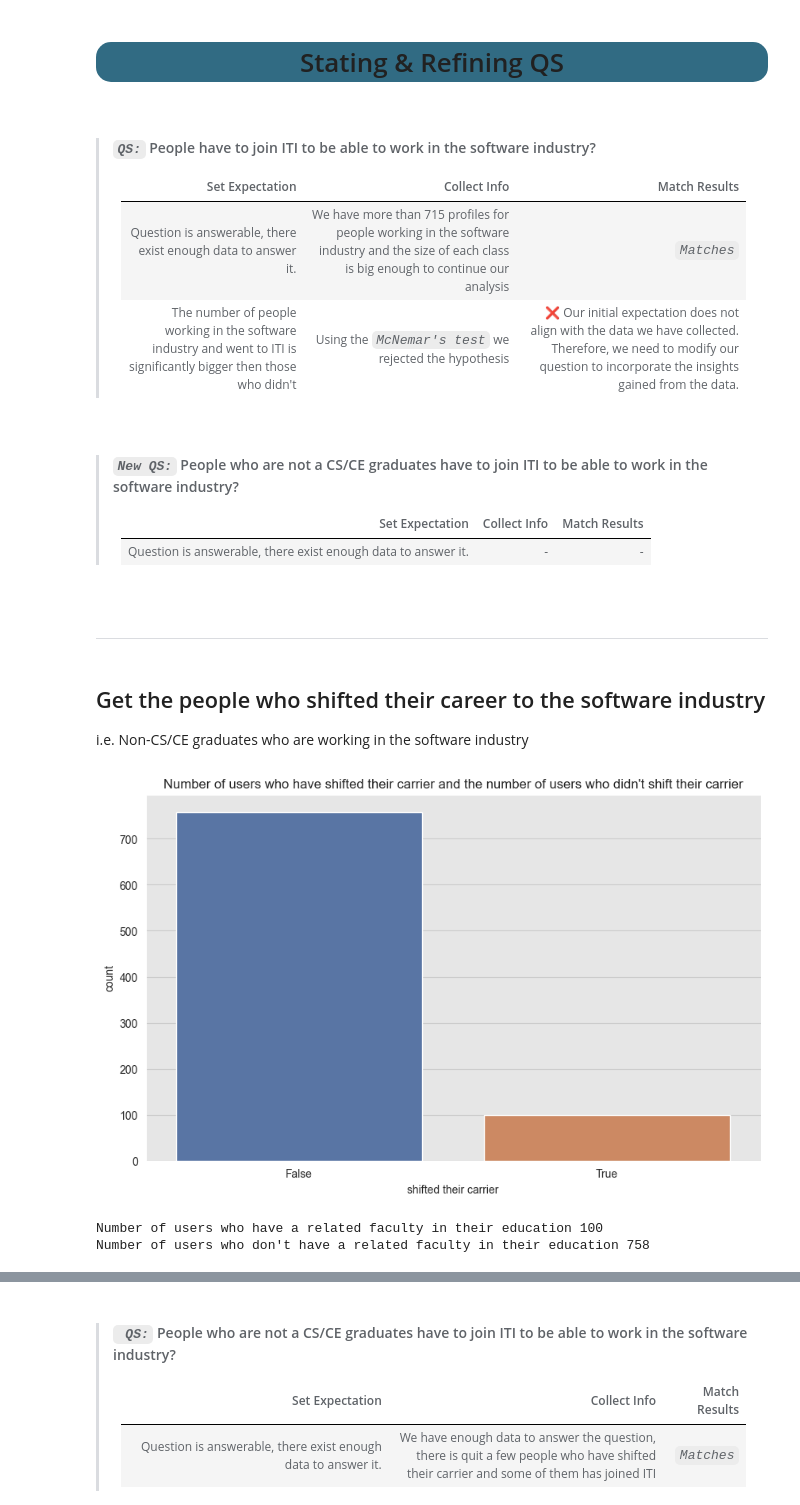
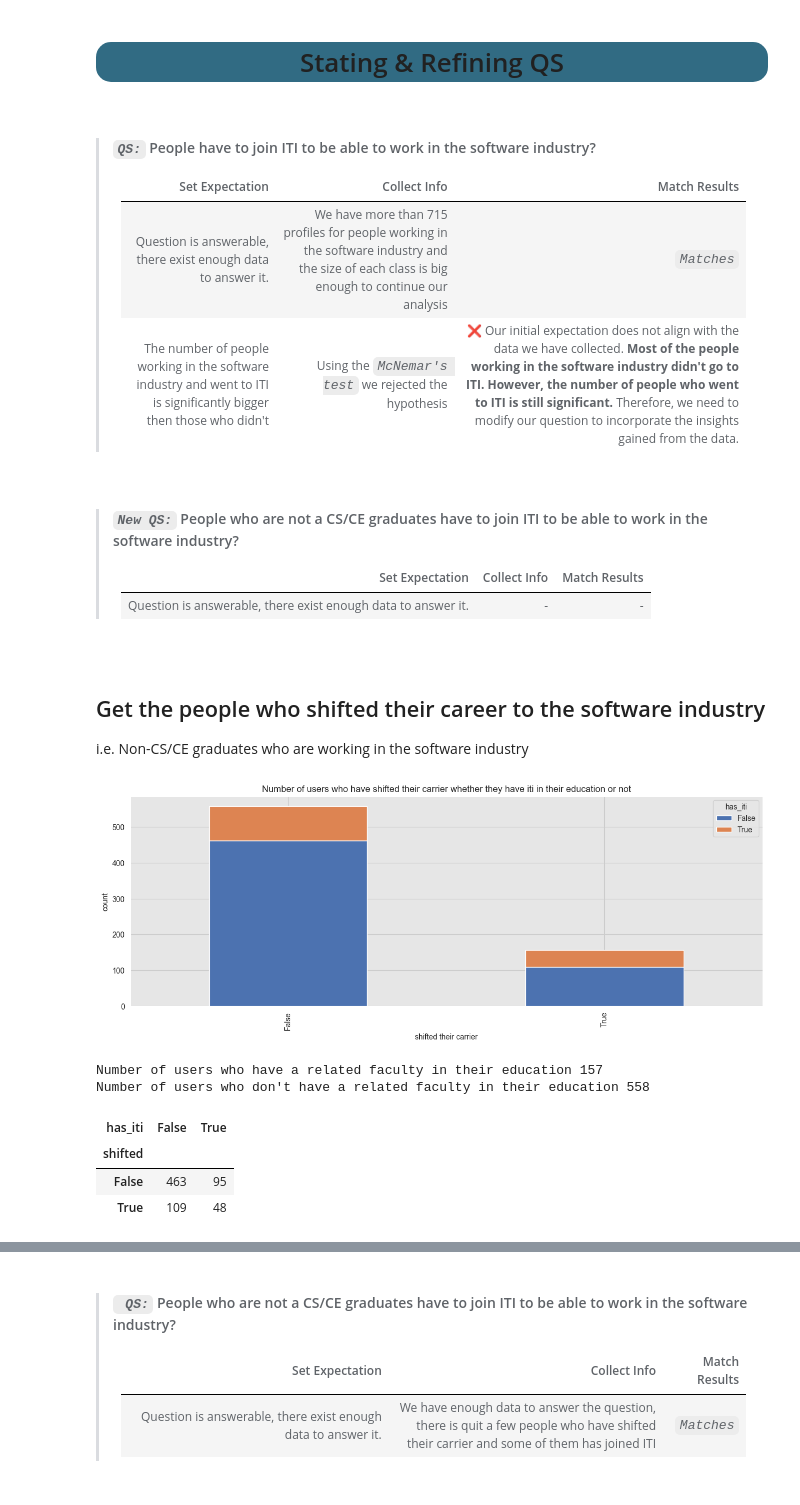
Before and after one commit to Mostafa-wael/Exploring-the-Landscape-of-the-Egyptian-Software-Market, a Jupyter notebook: notebooks/causal.ipynb, the cells around one changed output, grey strips where cells are left out. Drawn from its saved outputs; the diff is of its cells as text; code cells hidden in the pictures.

```diff
--- a/notebooks/causal.ipynb
+++ b/notebooks/causal.ipynb
@@ -109,12 +109,12 @@ education_df_with_iti = education_df_with_iti.groupby('User').first().reset_inde
 
 # join education and experience
 working_without_iti_df = pd.merge(education_df_without_iti, experience_df, on='User', how='inner')
-print("working_without_iti_df", working_df.shape)
+print("working_without_iti_df", working_without_iti_df.shape)
 
 working_with_iti_df = pd.merge(education_df_with_iti, experience_df, on='User', how='inner')
 print("working_with_iti_df", working_with_iti_df.shape)
 
-working_df = pd.concat([working_df, working_with_iti_df])
+working_df = pd.concat([working_with_iti_df, working_without_iti_df])
 # add a column to indicate if the user has iti in his education or not
 working_df['has_iti'] = working_df['User'].isin(iti_users)
 
@@ -191,46 +191,52 @@ There is a significant difference between the two groups.
 >|Set Expectation | Collect Info | Match Results|
 >|----|----|----|
 >| Question is answerable, there exist enough data to answer it.| We have more than 715 profiles for people working in the software industry and the size of each class is big enough to continue our analysis| _`Matches`_ |
->| The number of people working in the software industry and went to ITI is significantly bigger then those who didn't| Using the _`McNemar's test`_ we rejected the hypothesis| ❌ Our initial expectation does not align with the data we have collected. Therefore, we need to modify our question to incorporate the insights gained from the data.|
+>| The number of people working in the software industry and went to ITI is significantly bigger then those who didn't| Using the _`McNemar's test`_ we rejected the hypothesis| ❌ Our initial expectation does not align with the data we have collected. **Most of the people working in the software industry didn't go to ITI. However, the number of people who went to ITI is still significant.** Therefore, we need to modify our question to incorporate the insights gained from the data.|
 <br>
+
 
 > #### _`New QS:`_ People who are not a CS/CE graduates have to join ITI to be able to work in the software industry?
 >|Set Expectation | Collect Info | Match Results|
 >|----|----|----|
 >| Question is answerable, there exist enough data to answer it.| - | - |
 <br>
-# %% [markdown]
----
 # %% [markdown]
 ## Get the people who shifted their career to the software industry
 i.e. Non-CS/CE graduates who are working in the software industry
 # %%
 cs_graduate = [
     'computer',
     'computing',
     'engineering',
     'information',
     'informatics',
     'software',
-    'electrical',
-    'electronic',
 ]
 # for working_df, add a new column called shifted, it's true if the user don't have a cs_graduate faculty in his faculty_name column and false otherwise
 working_df['shifted'] = np.where(working_df['faculty_name'].str.contains('|'.join(cs_graduate), case=False, regex=True), False, True)
 
 
-# plot the number of users who have a related faculty in their education and the number of users who don't have a related faculty in their education
-plt.figure(figsize=(10, 6))
-sns.countplot(x='shifted', data=working_df)
-plt.title('Number of users who have shifted their carrier and the number of users who didn\'t shift their carrier')
+# Draw a stack plot to show the percentage each faculty_name and title_tag for the shifted_df
+segment_counts = working_df.groupby(['shifted', 'has_iti']).size().unstack()
+# drop the did not specify column
+# segment_counts = segment_counts.drop('did not specify', axis=1)
+segment_counts.plot(kind='bar', stacked=True, figsize=(15, 5))
+plt.title('Number of users who have shifted their carrier whether they have iti in their education or not')
 plt.xlabel('shifted their carrier')
 plt.ylabel('count')
 plt.show()
 
+
 # print the number of users who have a related faculty in their education and the number of users who don't have a related faculty in their education
 print("Number of users who have a related faculty in their education", len(working_df[working_df['shifted'] == True]))
 print("Number of users who don't have a related faculty in their education", len(working_df[working_df['shifted'] == False]))
+
+segment_counts.head()
 # %% [output]
-[figure, old version]
+[figure, new version]
-Number of users who have a related faculty in their education 100
-Number of users who don't have a related faculty in their education 758
+Number of users who have a related faculty in their education 157
+Number of users who don't have a related faculty in their education 558
+| has_iti | False | True |
+| shifted |  |  |
+| False | 463 | 95 |
+| True | 109 | 48 |
```
Also changed, not shown: parts of 4 cells of this notebook.
